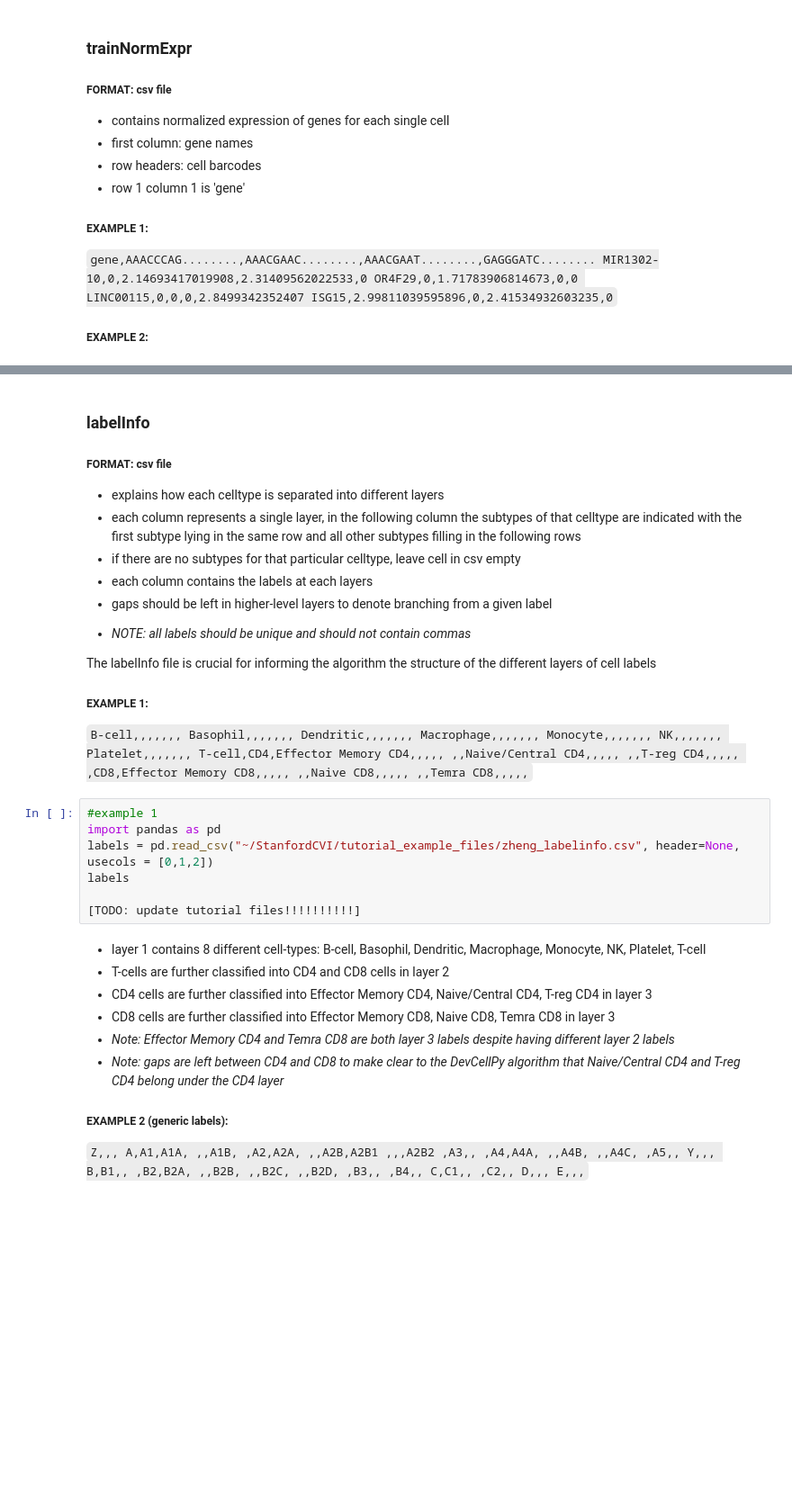
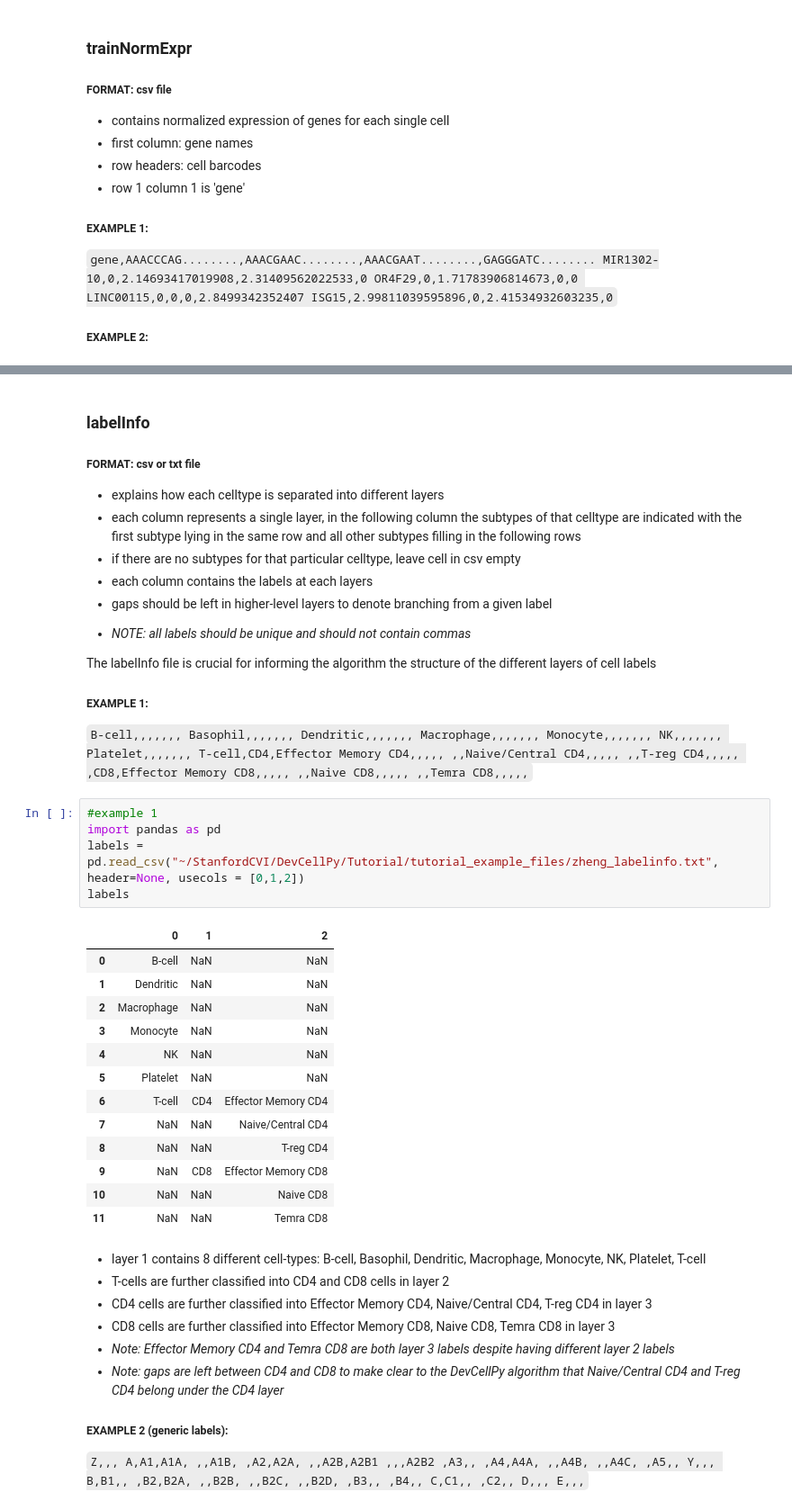
Before and after one commit to devCellPy-Team/devCellPy, a Jupyter notebook: Tutorial/2.train_tutorial.ipynb, the cells around one changed output, grey strips where cells are left out. Shown at 90% size. Drawn from its saved outputs; the diff is of its cells as text; blank space fills up the shorter version.

```diff
--- a/Tutorial/2.train_tutorial.ipynb
+++ b/Tutorial/2.train_tutorial.ipynb
@@ -68,7 +68,7 @@ normexpr
 # %% [markdown]
 ### labelInfo
 
-##### FORMAT: csv file
+##### FORMAT: csv or txt file
 
 -  explains how each celltype is separated into different layers
 -  each column represents a single layer, in the following column the subtypes of that celltype are indicated with the first subtype lying in the same row and all other subtypes filling in the following rows
@@ -97,10 +97,22 @@ T-cell,CD4,Effector Memory CD4,,,,,
 # %%
 #example 1
 import pandas as pd
-labels = pd.read_csv("~/StanfordCVI/tutorial_example_files/zheng_labelinfo.csv", header=None, usecols = [0,1,2])
+labels = pd.read_csv("~/StanfordCVI/DevCellPy/Tutorial/tutorial_example_files/zheng_labelinfo.txt", header=None, usecols = [0,1,2])
 labels
-
-[TODO: update tutorial files!!!!!!!!!!]
+# %% [output]
+|  | 0 | 1 | 2 |
+| 0 | B-cell | NaN | NaN |
+| 1 | Dendritic | NaN | NaN |
+| 2 | Macrophage | NaN | NaN |
+| 3 | Monocyte | NaN | NaN |
+| 4 | NK | NaN | NaN |
+| 5 | Platelet | NaN | NaN |
+| 6 | T-cell | CD4 | Effector Memory CD4 |
+| 7 | NaN | NaN | Naive/Central CD4 |
+| 8 | NaN | NaN | T-reg CD4 |
+| 9 | NaN | CD8 | Effector Memory CD8 |
+| 10 | NaN | NaN | Naive CD8 |
+| 11 | NaN | NaN | Temra CD8 |
 # %% [markdown]
 -  layer 1 contains 8 different cell-types: B-cell, Basophil, Dendritic, Macrophage, Monocyte, NK, Platelet, T-cell
 -  T-cells are further classified into CD4 and CD8 cells in layer 2
```
Also changed, not shown: parts of 3 cells of this notebook.
